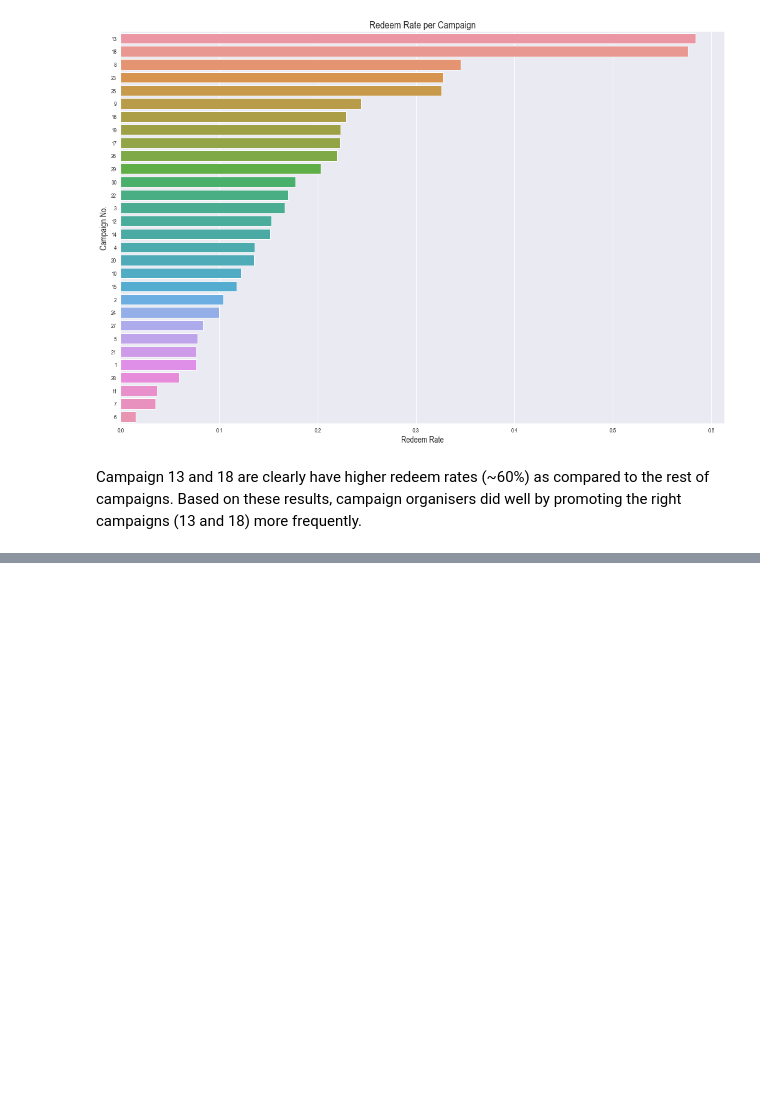
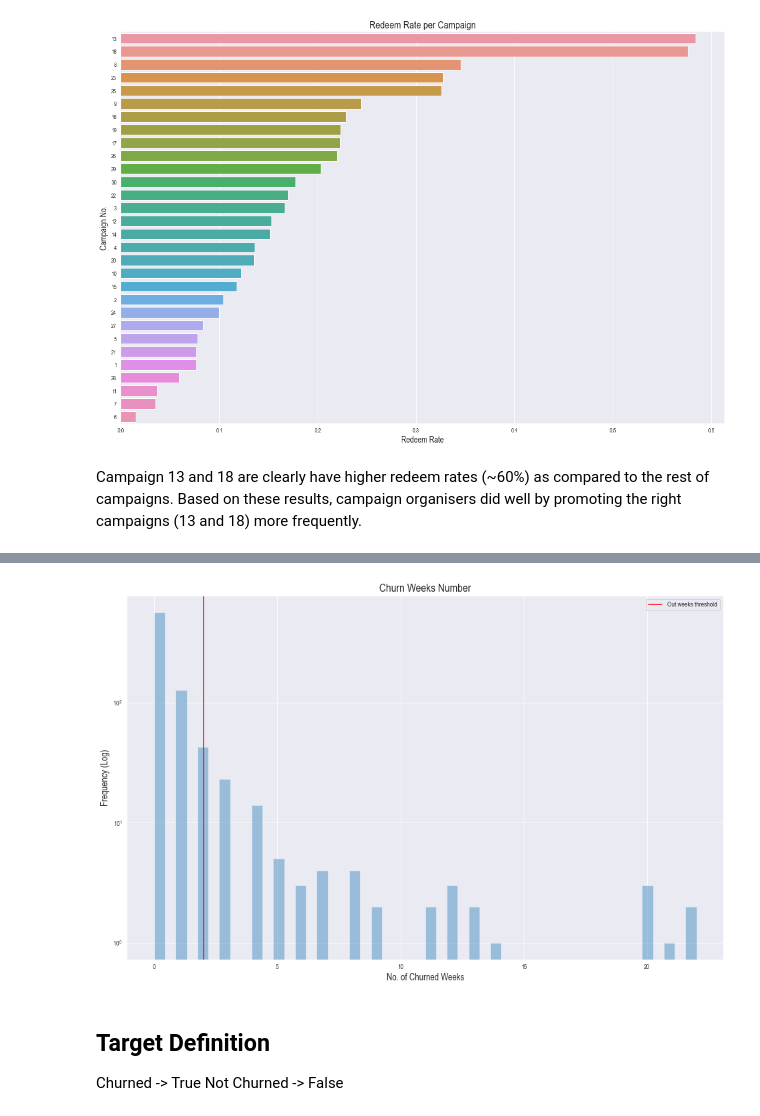
Before and after one commit to RufinoMartin/Retail-Marketing-Campaign, a Jupyter notebook: Dunnhumby.ipynb, the cells around one changed output, grey strips where cells are left out. Saved outputs shown, nothing was run; the diff lists cells and outputs as text; code cells hidden in the pictures; blank space fills up the shorter version.

```diff
--- a/Dunnhumby.ipynb
+++ b/Dunnhumby.ipynb
@@ -65,14 +65,14 @@ warnings.filterwarnings('ignore')
 # %% [markdown]
 # Data import
 # %%
-df_1 = pd.read_csv('Data\campaign_desc.csv')
-df_2 = pd.read_csv('Data\campaign_table.csv')
-df_3 = pd.read_csv('Data\causal_data.csv')
-df_4 = pd.read_csv('Data\coupon_redempt.csv')
-df_5 = pd.read_csv('Data\coupon.csv')
-df_6 = pd.read_csv('Data\hh_demographic.csv')
-df_7 = pd.read_csv('Data\product.csv')
-df_8 = pd.read_csv('Data\Transaction_data.csv')
+df_campaing_dates = pd.read_csv('Data\campaign_desc.csv')
+df_campaign_hh = pd.read_csv('Data\campaign_table.csv')
+df_causal = pd.read_csv('Data\causal_data.csv')
+df_coupons_redempt = pd.read_csv('Data\coupon_redempt.csv')
+df_coupons = pd.read_csv('Data\coupon.csv')
+df_demographics = pd.read_csv('Data\hh_demographic.csv')
+df_product = pd.read_csv('Data\product.csv')
+df_transactions = pd.read_csv('Data\Transaction_data.csv')
 # %% [markdown]
 # Data Understanding
 # %%
@@ -114,9 +114,6 @@ Prima Fascie,
 - Number 6 & 8 contain Customers + Spending + Demographics Information.
 
 We will adress these last two files first.
-# %%
-df_demographics = df_6.copy()
-df_transactions = df_8.copy()
 # %%
 # Household demographics Dataframe Inspection
 
@@ -805,0 +821,36 @@ Based on these results, campaign organisers did well by promoting the right camp
+# %%
+out_weeks_threshold = 2
+
+# weekly customer purchase amount
+
+weekly_purchase = df_transactions.groupby(["household_key","WEEK_NO"]).sum()["SALES_VALUE"]
+weekly_purchase = weekly_purchase.unstack()
+
+# customer churned by their last 2 week's purchasing behaviour
+#  go through all households and calculate out weeks
+
+target = []
+common_houses = set(df_demographics.household_key) & set(df_transactions.household_key)
+for house in common_houses:
+  target.append(102-weekly_purchase.loc[house].dropna().index[-1])
+
+target = pd.DataFrame(list(zip(common_houses,target)),columns=["household_key","No. of Churned Weeks"])
+plt.figure(figsize=(16,10))
+ax = sns.distplot(target["No. of Churned Weeks"],kde=False)
+ax.axvline(x=out_weeks_threshold,c="red",label="Out weeks threshold")
+ax.legend()
+ax.set_yscale("log")
+ax.set_ylabel("Frequency (Log)", fontsize=14)
+ax.set_xlabel("No. of Churned Weeks", fontsize=14)
+
+plt.title('Churn Weeks Number', fontsize=17)
+# plt.xlabel('Total Purchases (USD)', fontsize=14)
+# plt.ylabel('Household Key', fontsize=14)
+plt.show()
+# %% [output]
+[figure, added]
+# %% [markdown]
+## Target Definition
+
+Churned -> True
+Not Churned -> False
```
Also changed, not shown: parts of 17 cells of this notebook.
